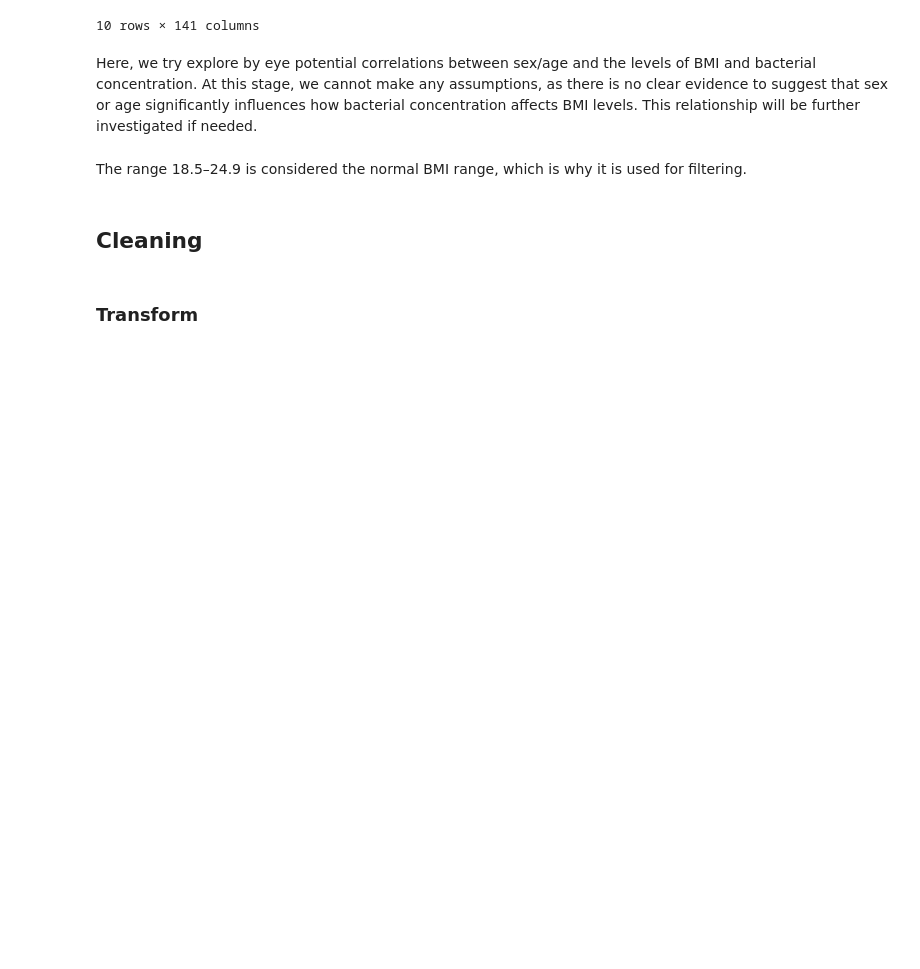
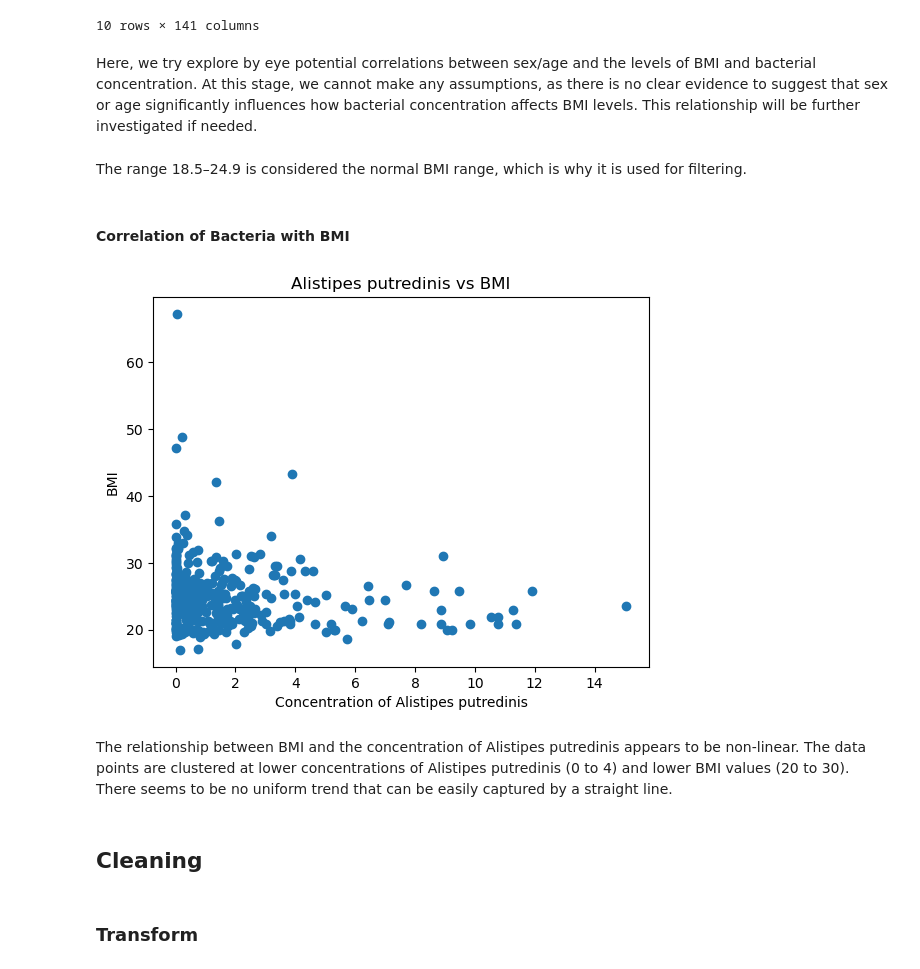
Before and after one commit to ikotsov/MLCB-Assignment-1, a Jupyter notebook: notebooks/data_exploration.ipynb, the cells around one changed output. Drawn from its saved outputs; the diff is of its cells as text; code cells hidden in the pictures; blank space fills up the shorter version.

Commit message:
feat: add correlation of bacteria and bmi section

```diff
--- a/notebooks/data_exploration.ipynb
+++ b/notebooks/data_exploration.ipynb
@@ -135,6 +135,19 @@ df_dev_normal_bmi_sorted.head(10)
 Here, we try explore by eye potential correlations between sex/age and the levels of BMI and bacterial concentration. At this stage, we cannot make any assumptions, as there is no clear evidence to suggest that sex or age significantly influences how bacterial concentration affects BMI levels. This relationship will be further investigated if needed.
 # %% [markdown]
 The range 18.5–24.9 is considered the normal BMI range, which is why it is used for filtering.
+# %% [markdown]
+#### Correlation of Bacteria with BMI
+# %%
+bacteria_column = 'Alistipes putredinis'
+plt.scatter(df_dev[bacteria_column], df_dev['BMI'])
+plt.xlabel('Concentration of ' + bacteria_column)
+plt.ylabel('BMI')
+plt.title(bacteria_column + ' vs BMI')
+plt.show()
+# %% [output]
+[figure, added]
+# %% [markdown]
+The relationship between BMI and the concentration of Alistipes putredinis appears to be non-linear. The data points are clustered at lower concentrations of Alistipes putredinis (0 to 4) and lower BMI values (20 to 30). There seems to be no uniform trend that can be easily captured by a straight line.
 # %% [markdown]
 ## Cleaning
 # %%
```
Also changed, not shown: parts of 2 cells of this notebook.
